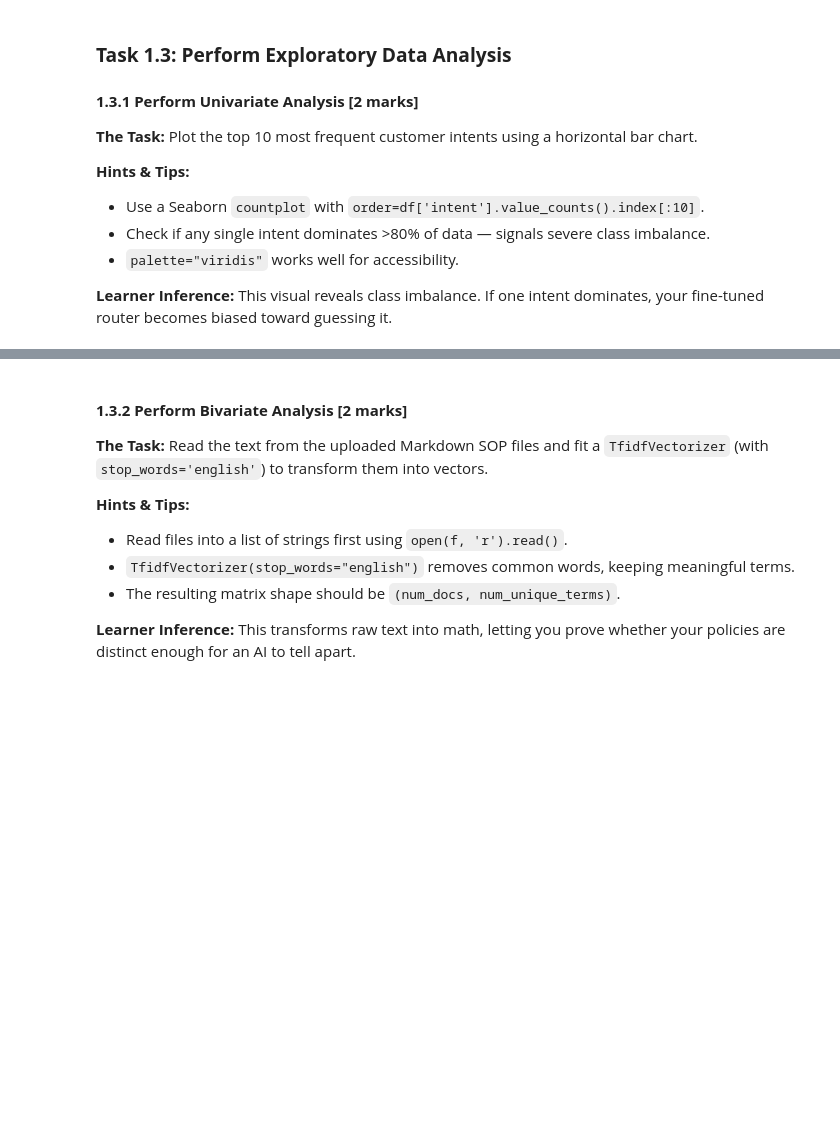
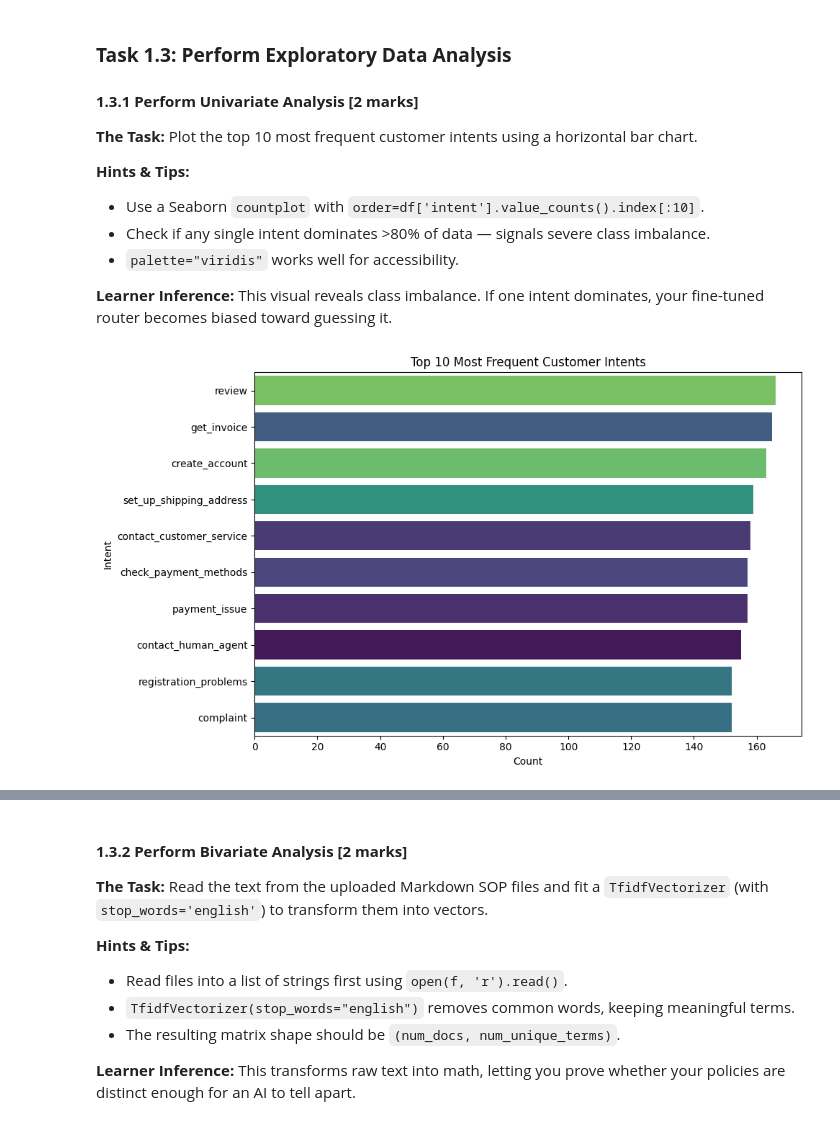
Before and after one commit to ssprajapati2021/Hybrid-RAG-Fine-Tuning, a Jupyter notebook: notebook/Data_Understanding_and_EDA.ipynb, the cells around one changed output, grey strips where cells are left out. Saved outputs shown, nothing was run; the diff lists cells and outputs as text; code cells hidden in the pictures; blank space fills up the shorter version.

```diff
--- a/notebook/Data_Understanding_and_EDA.ipynb
+++ b/notebook/Data_Understanding_and_EDA.ipynb
@@ -228,0 +262,22 @@ Dataset size after removing duplicates: 3902
+# %%
+import matplotlib.pyplot as plt
+import seaborn as sns
+
+plt.figure(figsize=(10, 6))
+
+sns.countplot(
+    data=sampled_df,
+    y="intent",
+    order=sampled_df["intent"].value_counts().index[:10],
+    palette="viridis",
+    hue="intent",
+    legend=False
+)
+
+plt.title("Top 10 Most Frequent Customer Intents")
+plt.xlabel("Count")
+plt.ylabel("Intent")
+plt.tight_layout()
+plt.show()
+# %% [output]
+[figure, added]
```
Also changed, not shown: parts of 11 cells of this notebook.
